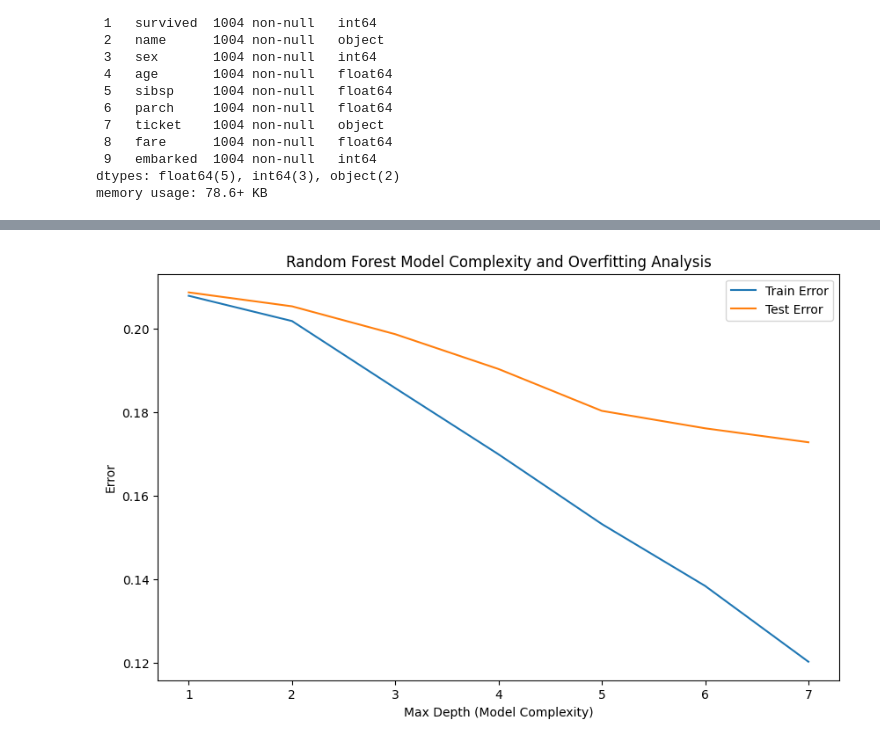
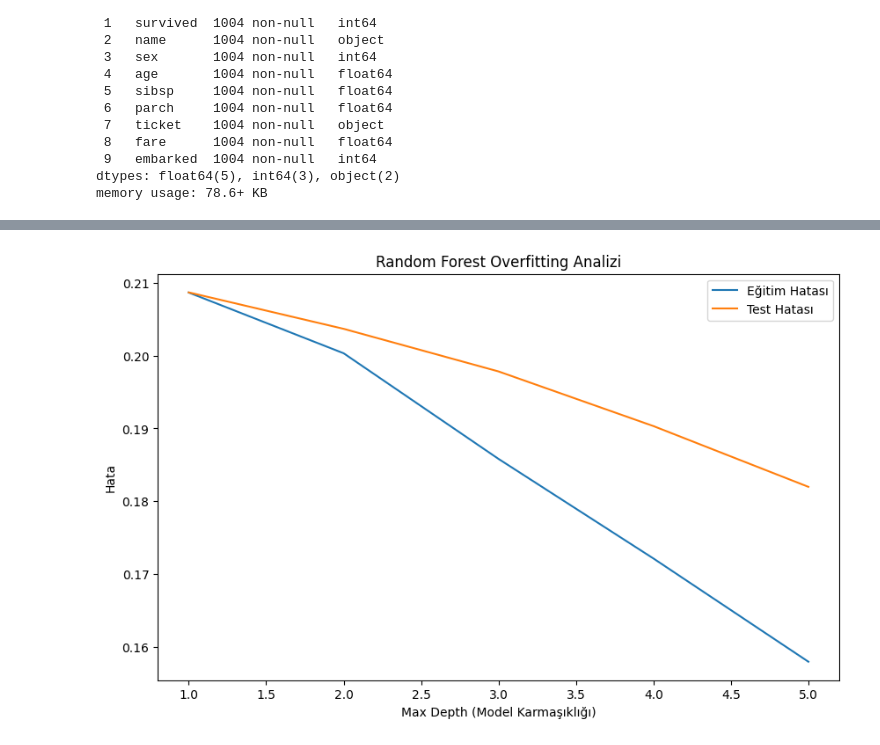
Before and after one commit to yunuxemre/Data-Mining-Example, a Jupyter notebook: TitanikVeriAnaliziV2.ipynb, the cells around one changed output, grey strips where cells are left out. Saved outputs shown, nothing was run; the diff lists cells and outputs as text; code cells hidden in the pictures.

```diff
--- a/TitanikVeriAnaliziV2.ipynb
+++ b/TitanikVeriAnaliziV2.ipynb
@@ -562,30 +551,37 @@ memory usage: 78.6+ KB
 # %%
 import numpy as np
 import matplotlib.pyplot as plt
-from sklearn.model_selection import KFold
+import seaborn as sns
+from sklearn.model_selection import KFold, train_test_split
 from sklearn.ensemble import RandomForestClassifier
-from sklearn.metrics import accuracy_score
+from sklearn.metrics import accuracy_score, precision_score, recall_score, f1_score, roc_curve, auc, confusion_matrix
+from sklearn.preprocessing import label_binarize
 from imblearn.over_sampling import SMOTE
 
-# Gerekli sütunları seçelim
+
 X = titanic.drop(['survived', 'name', 'ticket', 'embarked'], axis=1).values
+
 Y = titanic['survived'].values
 
-# SMOTE ile veri artırma
-sm = SMOTE(random_state=40)
+
+sm = SMOTE(random_state=41)
 X, Y = sm.fit_resample(X, Y)
 
-# Model karmaşıklığı oranını belirleyelim (burada ağaç sayısını kullanabiliriz)
-max_depth_values = range(1,8)  # max_depth değerini 8'e kadar sınırladık
 
-# Eğitim ve test hatalarını kaydetmek için listeler oluşturalım
+X_train, X_test, y_train, y_test = train_test_split(X, Y, test_size=0.2, random_state=42)
+
+
+max_depth_values = range(1, 6)
+
+
 train_errors = []
 test_errors = []
 
-# KFold nesnesi oluşturalım
-kf = KFold(n_splits=5, random_state=42, shuffle=True)
+
+kf = KFold(n_splits=6, random_state=29, shuffle=True)
 
 for max_depth in max_depth_values:
+
     train_error_folds = []
     test_error_folds = []
 
@@ -593,32 +589,80 @@ for max_depth in max_depth_values:
         X_train, X_test = X[train_index], X[test_index]
         y_train, y_test = Y[train_index], Y[test_index]
 
+
         rf_model = RandomForestClassifier(n_estimators=70, max_depth=max_depth, random_state=42)
 
-        # Eğitim seti üzerindeki hata
+
         rf_model.fit(X_train, y_train)
         y_train_pred = rf_model.predict(X_train)
         train_error = 1 - accuracy_score(y_train, y_train_pred)
         train_error_folds.append(train_error)
 
-        # Test seti üzerindeki hata
+
         y_test_pred = rf_model.predict(X_test)
         test_error = 1 - accuracy_score(y_test, y_test_pred)
         test_error_folds.append(test_error)
 
-    # Ortalama hataları hesaplayalım
+
     train_errors.append(np.mean(train_error_folds))
     test_errors.append(np.mean(test_error_folds))
 
-# Hataların olduğu grafik
+
+print("Model Doğruluğu: {:.4f}".format(1 - test_errors[-1]))
+
+
+best_max_depth = max_depth_values[np.argmin(test_errors)]
+rf_model = RandomForestClassifier(n_estimators=70, max_depth=best_max_depth, random_state=42)
+rf_model.fit(X_train, y_train)
+
+
+y_test_pred_proba = rf_model.predict_proba(X_test)[:, 1]
+
+
+y_test_bin = label_binarize(y_test, classes=[0, 1])
+
+
+fpr, tpr, thresholds = roc_curve(y_test, y_test_pred_proba)
+roc_auc = auc(fpr, tpr)
+accuracy = accuracy_score(y_test, rf_model.predict(X_test))
+recall = recall_score(y_test, rf_model.predict(X_test))
+precision = precision_score(y_test, rf_model.predict(X_test))
+f1 = f1_score(y_test, rf_model.predict(X_test))
+
+
+print("\nMetrikler:")
+print("Doğruluk: {:.4f}".format(accuracy))
+print("Hassasiyet: {:.4f}".format(precision))
+print("Duyarlılık: {:.4f}".format(recall))
+print("F-Skor: {:.4f}".format(f1))
+
+
 plt.figure(figsize=(10, 6))
-plt.plot(max_depth_values, train_errors, label='Train Error')
-plt.plot(max_depth_values, test_errors, label='Test Error')
-plt.xlabel('Max Depth (Model Complexity)')
-plt.ylabel('Error')
-plt.title('Random Forest Model Complexity and Overfitting Analysis')
+plt.plot(max_depth_values, train_errors, label='Eğitim Hatası')
+plt.plot(max_depth_values, test_errors, label='Test Hatası')
+plt.xlabel('Max Depth (Model Karmaşıklığı)')
+plt.ylabel('Hata')
+plt.title('Random Forest Overfitting Analizi')
 plt.legend()
 plt.show()
-# Modelin doğruluğunu yazdır
-print("Model Accuracy: ", 1 - test_errors[-1])
+
+
+labels = ["Negatif", "Pozitif"]
+conf_matrix = confusion_matrix(y_test, rf_model.predict(X_test))
+plt.figure(figsize=(6, 6))
+sns.heatmap(conf_matrix, annot=True, fmt='d', cmap='Blues', cbar=False, xticklabels=labels, yticklabels=labels)
+plt.xlabel('Tahmin Edilen')
+plt.ylabel('Gerçek')
+plt.title('Karışıklık Matrisi')
+plt.show()
+
+
+plt.figure(figsize=(8, 8))
+plt.plot(fpr, tpr, color='darkorange', lw=2, label=f'ROC eğrisi (alan = {roc_auc:.2f})')
+plt.plot([0, 1], [0, 1], color='navy', lw=2, linestyle='--')
+plt.xlabel('False Positive Oranı')
+plt.ylabel('True Positive Oranı')
+plt.title('ROC Eğrisi')
+plt.legend(loc='lower right')
+plt.show()
 # %% [output]
@@ -625 +676 @@ print("Model Accuracy: ", 1 - test_errors[-1])
-[figure, old version]
+[figure, new version]
```
Also changed, not shown: parts of 22 cells of this notebook.
